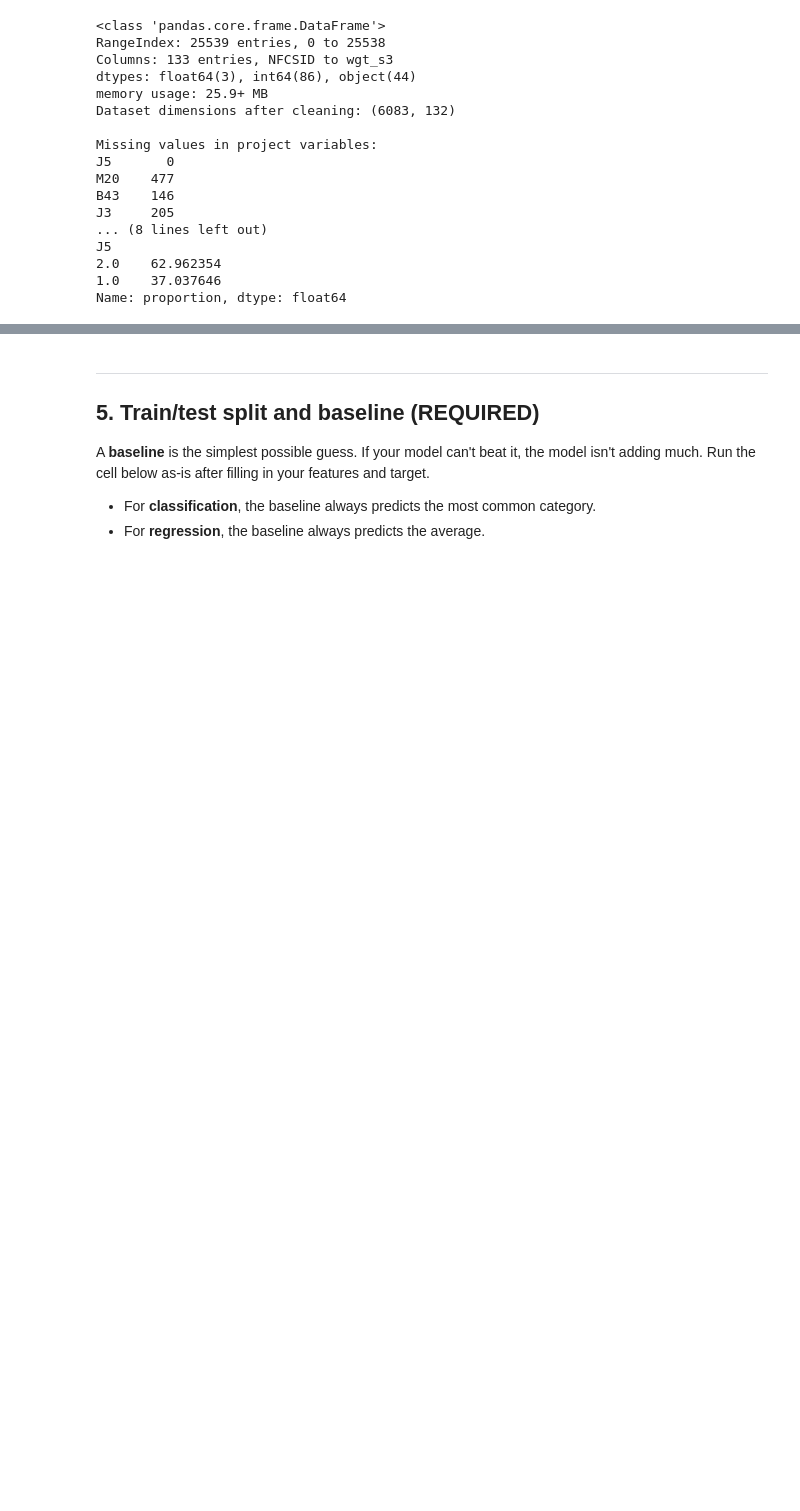
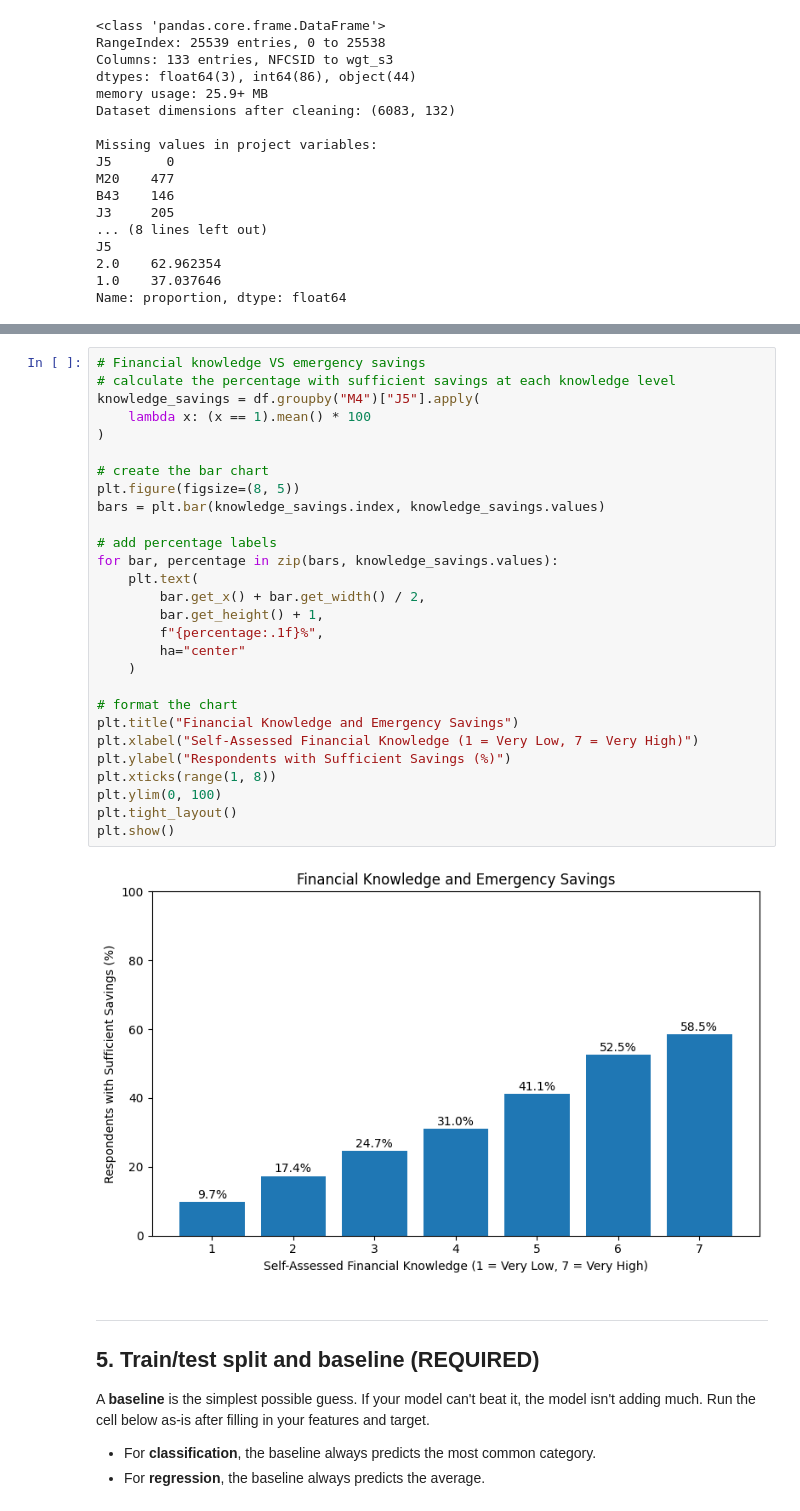
Before and after one commit to aryanalavade/college-student-financial-preparedness, a Jupyter notebook: notebooks/financial_preparedness_analysis.ipynb, the cells around one changed output, grey strips where cells are left out. Drawn from its saved outputs; the diff is of its cells as text; blank space fills up the shorter version.

```diff
--- a/notebooks/financial_preparedness_analysis.ipynb
+++ b/notebooks/financial_preparedness_analysis.ipynb
@@ -145,3 +225,33 @@ Name: proportion, dtype: float64
+# %%
+# Financial knowledge VS emergency savings
+# calculate the percentage with sufficient savings at each knowledge level
+knowledge_savings = df.groupby("M4")["J5"].apply(
+    lambda x: (x == 1).mean() * 100
+)
+
+# create the bar chart
+plt.figure(figsize=(8, 5))
+bars = plt.bar(knowledge_savings.index, knowledge_savings.values)
+
+# add percentage labels
+for bar, percentage in zip(bars, knowledge_savings.values):
+    plt.text(
+        bar.get_x() + bar.get_width() / 2,
+        bar.get_height() + 1,
+        f"{percentage:.1f}%",
+        ha="center"
+    )
+
+# format the chart
+plt.title("Financial Knowledge and Emergency Savings")
+plt.xlabel("Self-Assessed Financial Knowledge (1 = Very Low, 7 = Very High)")
+plt.ylabel("Respondents with Sufficient Savings (%)")
+plt.xticks(range(1, 8))
+plt.ylim(0, 100)
+plt.tight_layout()
+plt.show()
+# %% [output]
+[figure, added]
 # %% [markdown]
 ---
 ## 5. Train/test split and baseline (REQUIRED)
```
Also changed, not shown: parts of 7 cells of this notebook.
